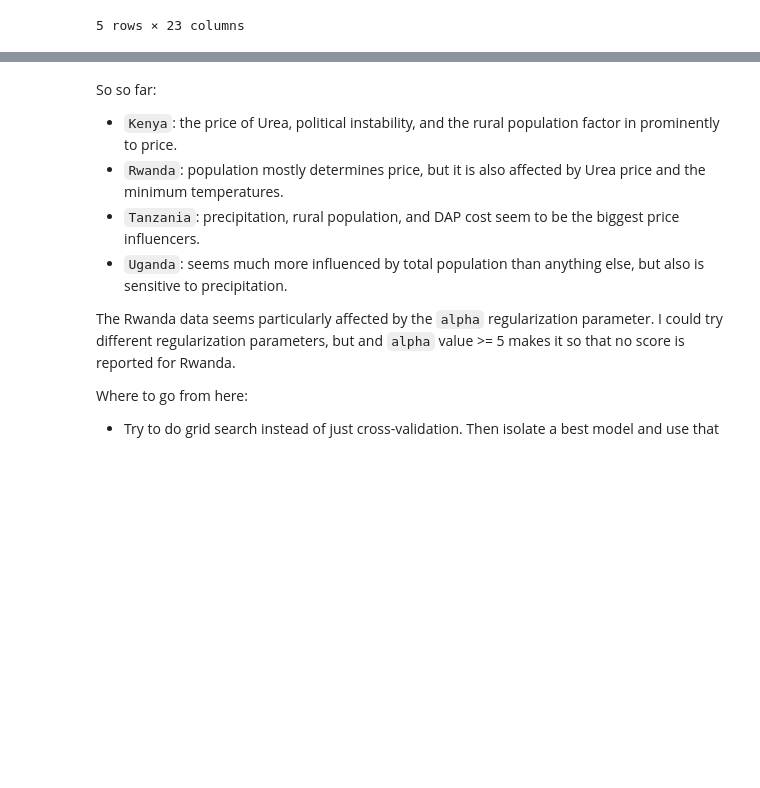
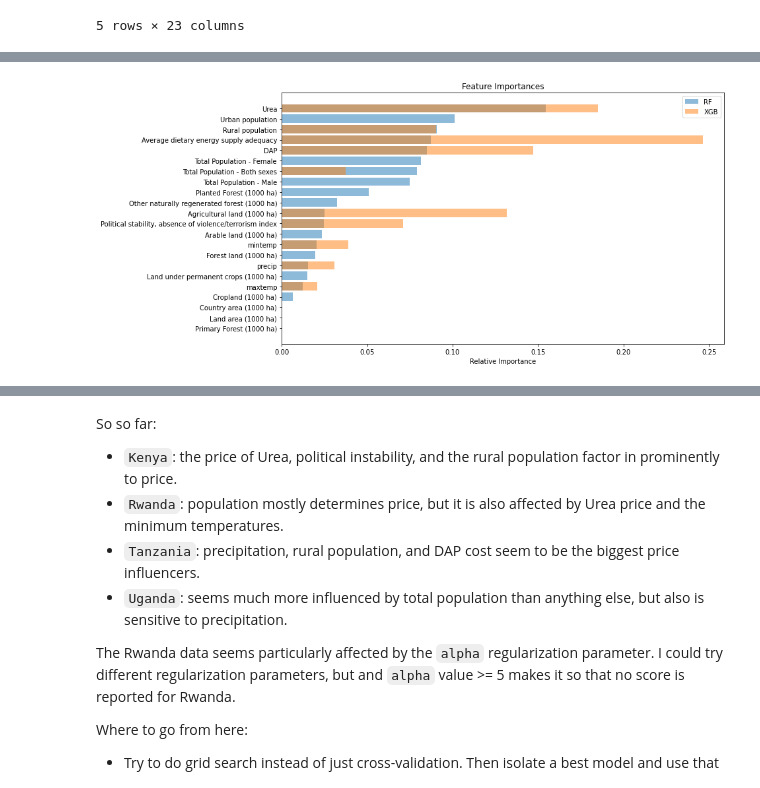
Before and after one commit to Jakidxav/ciat_bean_price_feature_importances, a Jupyter notebook: notebooks/7_feature_importances.ipynb, the cells around one changed output, grey strips where cells are left out. Saved outputs shown, nothing was run; the diff lists cells and outputs as text; code cells hidden in the pictures; blank space fills up the shorter version.

Commit message:
adding random search with cross-validation, adding random forest model to analysis, updating feature importances plots

```diff
--- a/notebooks/7_feature_importances.ipynb
+++ b/notebooks/7_feature_importances.ipynb
@@ -109,6 +76,0 @@ plt.show()
-# %%
-print(tanzania_cv[-5:])
-
-fig, ax = plt.subplots(figsize=(10, 8))
-xgb.plot_importance(tanzania_xgreg, max_num_features=10, ax=ax)
-plt.show()
@@ -123,6 +76,0 @@ plt.show()
-# %%
-print(uganda_cv[-5:])
-
-fig, ax = plt.subplots(figsize=(10, 8))
-xgb.plot_importance(uganda_xgreg, max_num_features=10, ax=ax)
-plt.show()
@@ -136,0 +162,2 @@ plt.show()
+# %%
+kenya_rf, kenya_xgb = randomsearch_cv(kenya)
@@ -136,0 +228,32 @@ plt.show()
+# %%
+def plot_importances(df, rf, xgb):
+    """
+    Input a dataframe as well as trained RandomForest and XGBoost
+    models, plot feature importances.
+
+    """
+    columns = df.columns[:-1] #all columns except the target column
+    importances_rf = rf.best_estimator_.feature_importances_
+    importances_xgb = xgb.best_estimator_.feature_importances_
+
+    #take the top ten feature importances
+    idx_rf = np.argsort(importances_rf)
+    #idx_rf = np.argsort(importances_rf)[-10:]
+    #idx_xgb = np.argsort(importances_xgb)[-10:]
+    idx_xgb = np.argsort(importances_xgb)
+
+    fig, ax = plt.subplots(figsize=(12, 7))
+    #random forest and xgboost feature importances on the same plot
+    ax.set_title('Feature Importances')
+    ax.barh(range(len(idx_rf)), importances_rf[idx_rf], color='tab:blue', align='center', alpha=0.5, label='RF')
+    ax.barh(range(len(idx_rf)), importances_xgb[idx_rf], color='tab:orange', align='center', alpha=0.5, label='XGB')
+    ax.set_yticks(range(len(idx_rf)))
+    ax.set_yticklabels([columns[i] for i in idx_rf], fontsize=10)
+    ax.set_xlabel('Relative Importance')
+
+    ax.legend()
+    plt.show()
+# %%
+plot_importances(kenya, kenya_rf, kenya_xgb)
+# %% [output]
+[figure, added]
```
Also changed, not shown: parts of 22 cells of this notebook.
